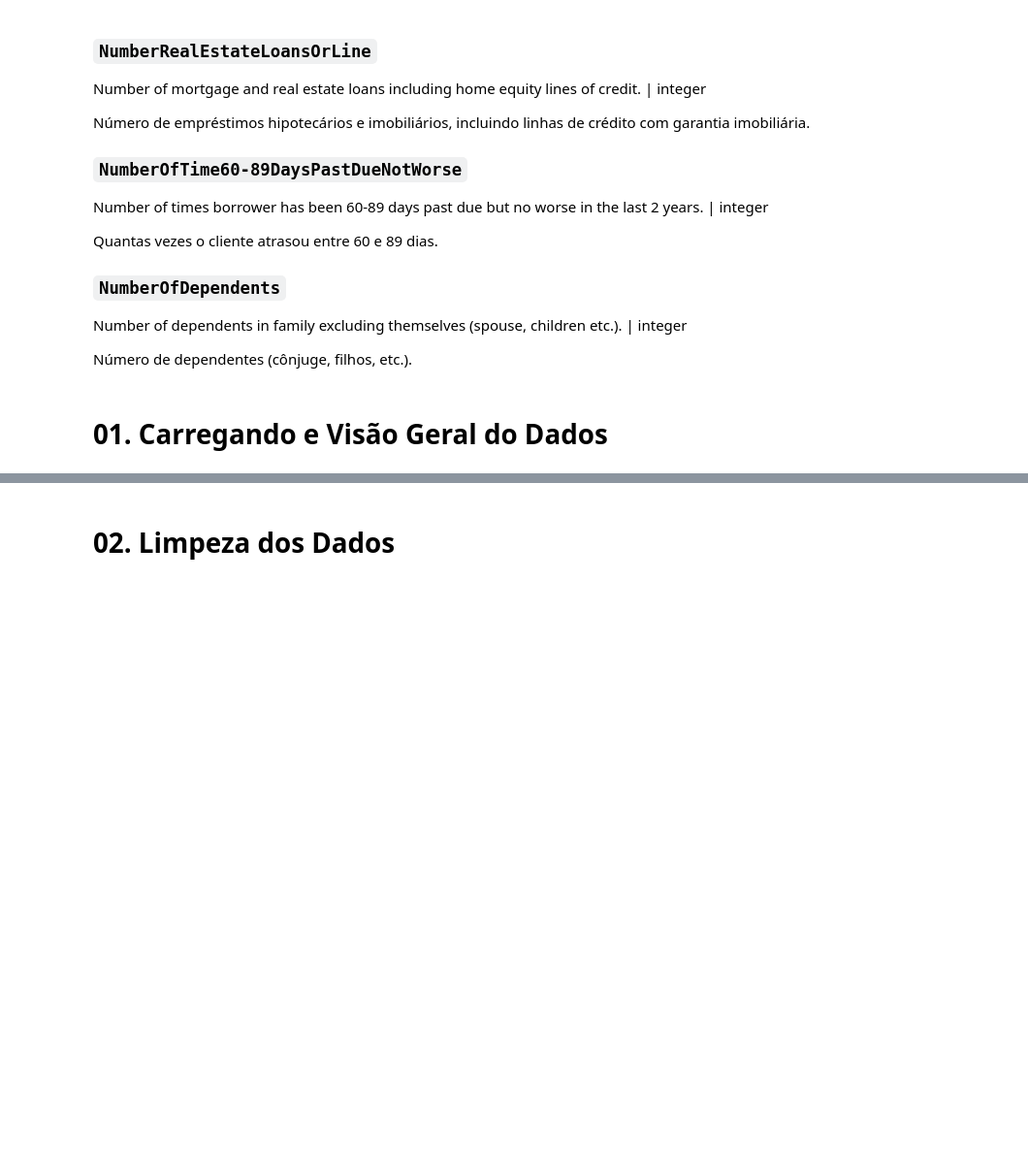
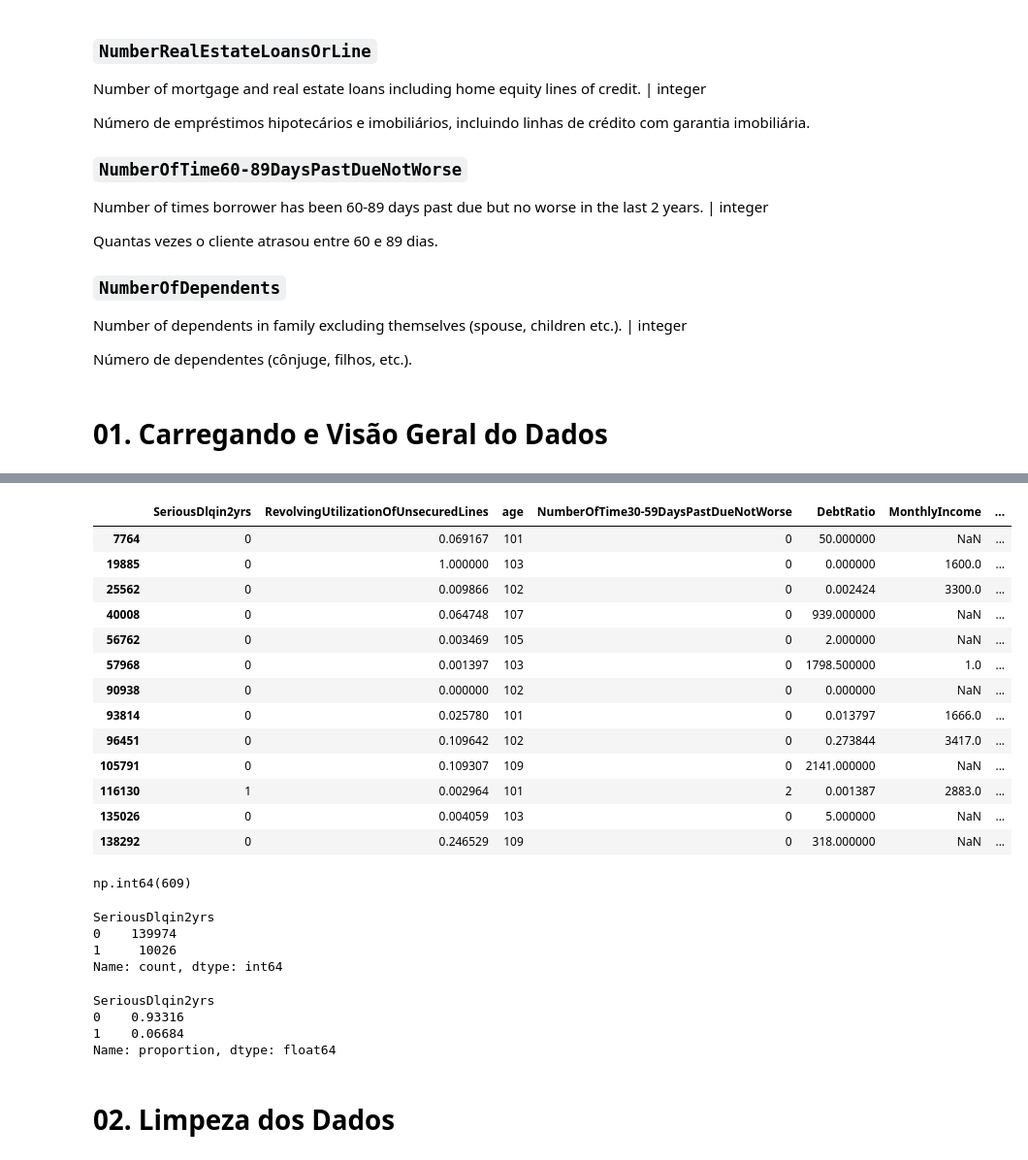
Before and after one commit to henryShoiti/Analise_de_Inadimplencia, a Jupyter notebook: notebook/01_eda.ipynb, the cells around one changed output, grey strips where cells are left out. Shown at 97% size. Drawn from its saved outputs; the diff is of its cells as text; code cells hidden in the pictures; blank space fills up the shorter version.

```diff
--- a/notebook/01_eda.ipynb
+++ b/notebook/01_eda.ipynb
@@ -59,3 +59,11 @@ Number of dependents in family excluding themselves (spouse, children etc.). | i
 Número de dependentes (cônjuge, filhos, etc.).
 # %% [markdown]
 # 01. Carregando e Visão Geral do Dados
+# %%
+import pandas as pd
+import seaborn as sns
+import streamlit as st
+
+pd.set_option('display.max_columns', None)
+# %%
+df = pd.read_csv('../data/cs-training.csv',index_col=0)
@@ -62,3 +162,38 @@ Número de dependentes (cônjuge, filhos, etc.).
+# %%
+df[df['age']>100]
+# %% [output]
+|  | SeriousDlqin2yrs | RevolvingUtilizationOfUnsecuredLines | age | NumberOfTime30-59DaysPastDueNotWorse | DebtRatio | MonthlyIncome | ... |
+| 7764 | 0 | 0.069167 | 101 | 0 | 50.000000 | NaN | ... |
+| 19885 | 0 | 1.000000 | 103 | 0 | 0.000000 | 1600.0 | ... |
+| 25562 | 0 | 0.009866 | 102 | 0 | 0.002424 | 3300.0 | ... |
+| 40008 | 0 | 0.064748 | 107 | 0 | 939.000000 | NaN | ... |
+| 56762 | 0 | 0.003469 | 105 | 0 | 2.000000 | NaN | ... |
+| 57968 | 0 | 0.001397 | 103 | 0 | 1798.500000 | 1.0 | ... |
+| 90938 | 0 | 0.000000 | 102 | 0 | 0.000000 | NaN | ... |
+| 93814 | 0 | 0.025780 | 101 | 0 | 0.013797 | 1666.0 | ... |
+| 96451 | 0 | 0.109642 | 102 | 0 | 0.273844 | 3417.0 | ... |
+| 105791 | 0 | 0.109307 | 109 | 0 | 2141.000000 | NaN | ... |
+| 116130 | 1 | 0.002964 | 101 | 2 | 0.001387 | 2883.0 | ... |
+| 135026 | 0 | 0.004059 | 103 | 0 | 5.000000 | NaN | ... |
+| 138292 | 0 | 0.246529 | 109 | 0 | 318.000000 | NaN | ... |
+# %%
+df.duplicated().sum()
+# %% [output]
+np.int64(609)
+# %%
+df['SeriousDlqin2yrs'].value_counts()
+# %% [output]
+SeriousDlqin2yrs
+0    139974
+1     10026
+Name: count, dtype: int64
+# %%
+df['SeriousDlqin2yrs'].value_counts(normalize=True)
+# %% [output]
+SeriousDlqin2yrs
+0    0.93316
+1    0.06684
+Name: proportion, dtype: float64
 # %% [markdown]
 # 02. Limpeza dos Dados
 # %% [markdown]
```
Also changed, not shown: parts of 8 cells of this notebook.
